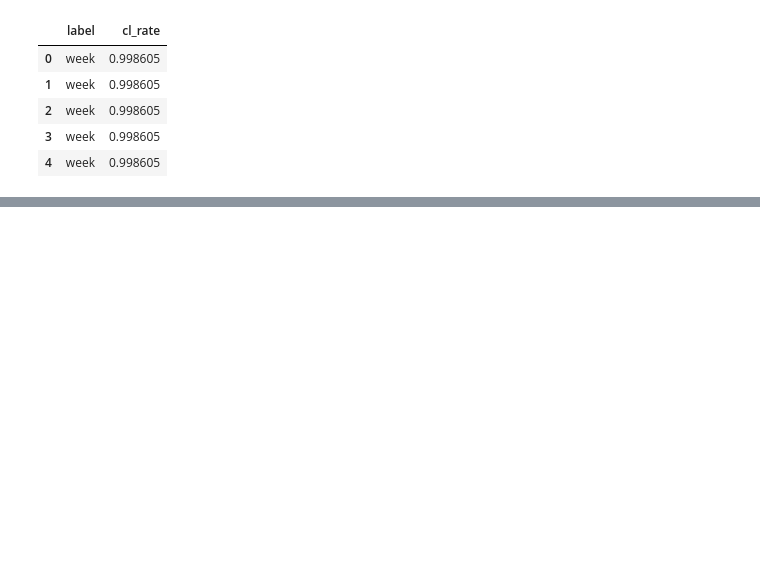
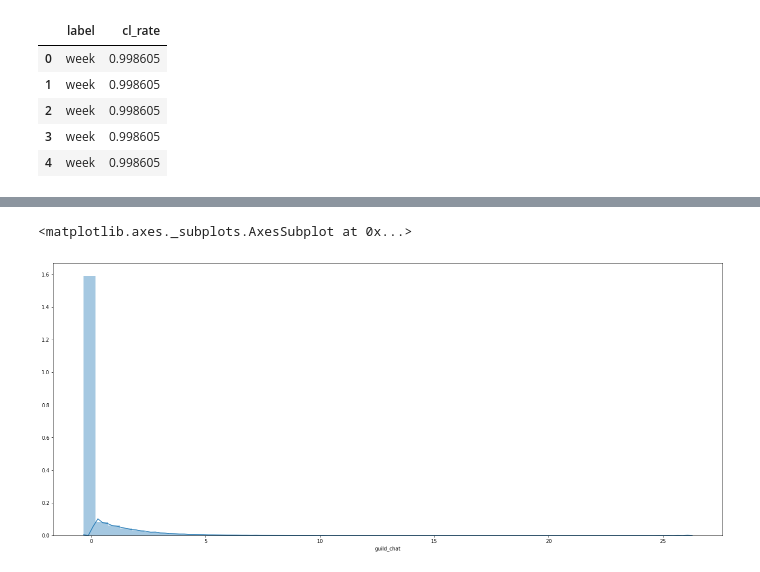
Before and after one commit to kookoowaa/Projects, a Jupyter notebook: Churn_with_Online_game/EDA_cwp.ipynb, the cells around one changed output, grey strips where cells are left out. Drawn from its saved outputs; the diff is of its cells as text; code cells hidden in the pictures; blank space fills up the shorter version.

```diff
--- a/Churn_with_Online_game/EDA_cwp.ipynb
+++ b/Churn_with_Online_game/EDA_cwp.ipynb
@@ -166,0 +217,5 @@ sns.scatterplot(x = 'cnt_enter_raid', y = 'cnt_clear_raid', data = rd, hue = 'la
+# %%
+sns.distplot(rd['guild_chat'])
+# %% [output]
+<matplotlib.axes._subplots.AxesSubplot at 0x...>
+[figure, added]
```
Also changed, not shown: parts of 17 cells of this notebook.
